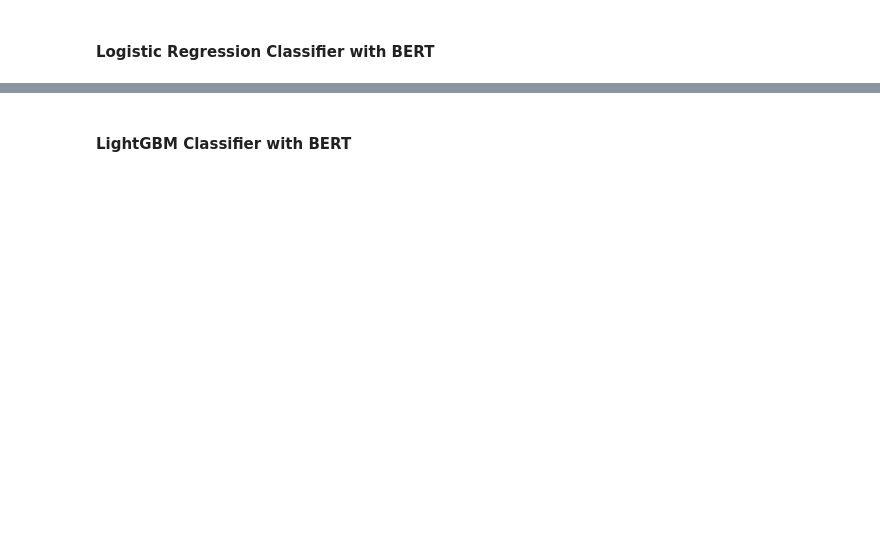
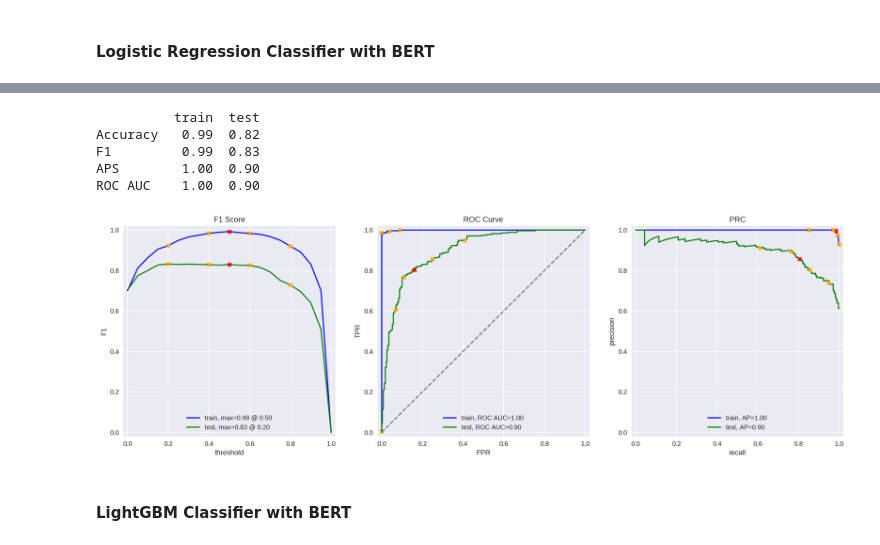
Before and after one commit to chuksoo/imdb_movie_sentiment_analysisNLP, a Jupyter notebook: imdb_movie_sentiment_analysisNLP.ipynb, the cells around one changed output, grey strips where cells are left out. Drawn from its saved outputs; the diff is of its cells as text; code cells hidden in the pictures; blank space fills up the shorter version.

```diff
--- a/imdb_movie_sentiment_analysisNLP.ipynb
+++ b/imdb_movie_sentiment_analysisNLP.ipynb
@@ -781,6 +917,13 @@ logistic_clf_BERT.fit(X_BERT_train, y_BERT_train)
 # %%
 # evaluate logistic regression model
-evaluate_model(logistic_clf_BERT, X_BERT_train, y_train, X_BERT_test, y_test)
+evaluate_model(logistic_clf_BERT, X_BERT_train, y_BERT_train, X_BERT_test, y_BERT_test)
+# %% [output]
+          train  test
+Accuracy   0.99  0.82
+F1         0.99  0.83
+APS        1.00  0.90
+ROC AUC    1.00  0.90
+[figure, added]
 # %% [markdown]
 #### LightGBM Classifier with BERT
 # %%
```
Also changed, not shown: parts of 66 cells of this notebook.
